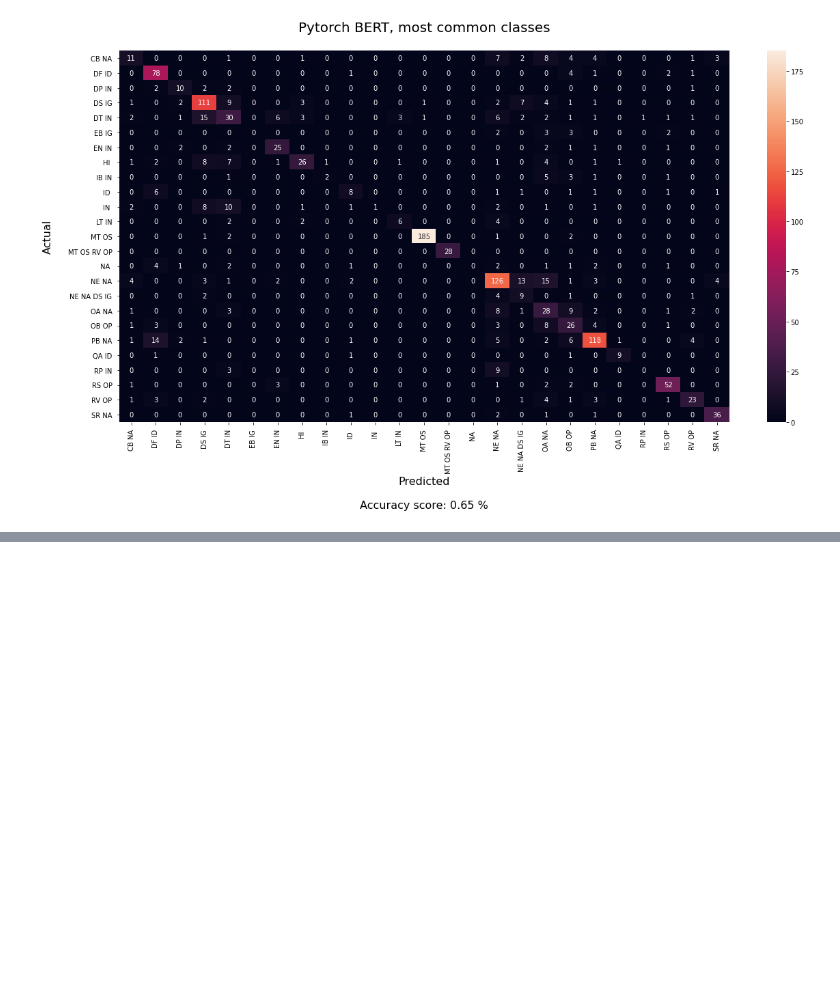
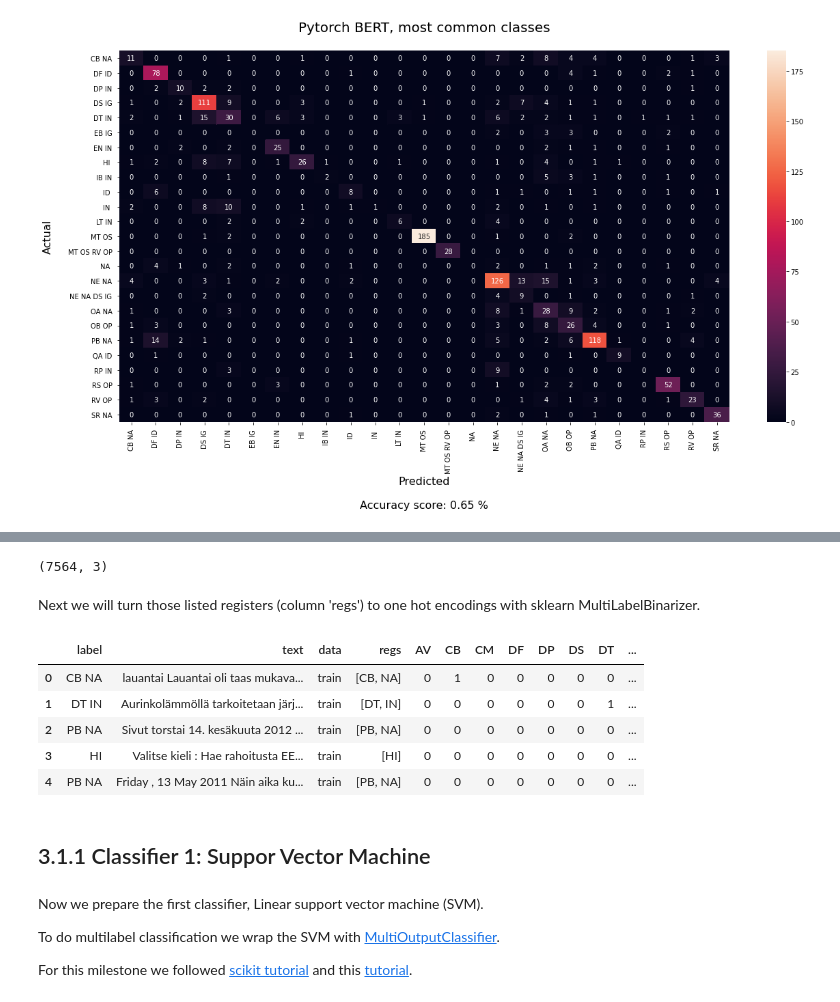
Before and after one commit to HannaKi/DL_HLT_2020_groupwork, a Jupyter notebook: DLHLT_2020_Group2.ipynb, the cells around one changed output, grey strips where cells are left out. Cells and saved outputs as stored; diff of their text form; code cells hidden in the pictures; blank space fills up the shorter version.

```diff
--- a/DLHLT_2020_Group2.ipynb
+++ b/DLHLT_2020_Group2.ipynb
@@ -820,7 +822,7 @@ def truncate_data(data, MAX_EXAMPLES):
 # All the datas will be truncated if needed
 
 train_ = truncate_data(df_train, MAX_EXAMPLES)
-dev_ = truncate_data(df_test, MAX_EXAMPLES)
+dev_ = truncate_data(df_dev, MAX_EXAMPLES)
 test_ = truncate_data(df_test, MAX_EXAMPLES)
 
 frames = [train_, dev_, test_]
@@ -1342,0 +1365,47 @@ actual_labels = df_test.reg.to_list()
+# %%
+# prepare combined data set for data manipulation
+
+df_train['data'] = 'train'
+df_dev_full['data'] = 'dev'
+df_test_full['data'] = 'test'
+
+frames = [df_train, df_dev_full, df_test_full]
+df = pd.concat(frames).reset_index(drop=True) # get rid of the old indexes # this data used for milestone 3
+df = df.rename(columns={"reg": "label"}) # note here a technical detail: column names have been changed
+# %%
+# Custom function to separate all the labels for one hot encoding
+def from_registers(col):
+  lst = col.tolist() # column to list
+  registers = [[]] # list of lists, as long as the original column
+  idx = 0
+  for element in lst:    # NA OP
+      parts = element.split(' ') # NA #OP
+      for i in parts:
+        if i == '': # omit empty strings
+          continue
+        registers[idx].append(i) # append to list in list
+      if len(lst)-1 > idx : # if we have more labels to separate
+        idx = idx+1
+        registers.insert(idx, []) # add new empty list to list
+  return registers
+# %%
+print(df.shape)
+all_regs=from_registers(df['label']) # use custom made function to list the registers
+df['regs'] = all_regs
+# %% [output]
+(7564, 3)
+# %% [markdown]
+Next we will turn those listed registers (column 'regs') to one hot encodings with sklearn MultiLabelBinarizer.
+# %%
+mlb = MultiLabelBinarizer()
+dummies = pd.DataFrame(mlb.fit_transform(df['regs']), columns=mlb.classes_, index=df.index)
+# join the dummies to original data frame
+df = pd.concat([df, dummies], axis=1)
+df.head()
+# %% [output]
+|  | label | text | data | regs | AV | CB | CM | DF | DP | DS | DT | ... |
+| 0 | CB NA | lauantai Lauantai oli taas mukava... | train | [CB, NA] | 0 | 1 | 0 | 0 | 0 | 0 | 0 | ... |
+| 1 | DT IN | Aurinkolämmöllä tarkoitetaan järj... | train | [DT, IN] | 0 | 0 | 0 | 0 | 0 | 0 | 1 | ... |
+| 2 | PB NA | Sivut torstai 14. kesäkuuta 2012 ... | train | [PB, NA] | 0 | 0 | 0 | 0 | 0 | 0 | 0 | ... |
+| 3 | HI | Valitse kieli : Hae rahoitusta EE... | train | [HI] | 0 | 0 | 0 | 0 | 0 | 0 | 0 | ... |
+| 4 | PB NA | Friday , 13 May 2011 Näin aika ku... | train | [PB, NA] | 0 | 0 | 0 | 0 | 0 | 0 | 0 | ... |
@@ -1342,0 +1433,9 @@ actual_labels = df_test.reg.to_list()
+# %% [markdown]
+## 3.1.1 Classifier 1: Suppor Vector Machine
+# %% [markdown]
+Now we prepare the first classifier, Linear support vector machine (SVM).
+
+To do multilabel classification we wrap the SVM with [MultiOutputClassifier](https://scikit-learn.org/stable/modules/generated/sklearn.multioutput.MultiOutputClassifier.html#sklearn.multioutput.MultiOutputClassifier).
+
+
+For this milestone we followed [scikit tutorial](https://https://scikit-learn.org/stable/tutorial/text_analytics/working_with_text_data.html) and this [tutorial](https://www.datatechnotes.com/2020/03/multi-output-classification-with-multioutputclassifier.html).
```
Also changed, not shown: parts of 36 cells of this notebook.
